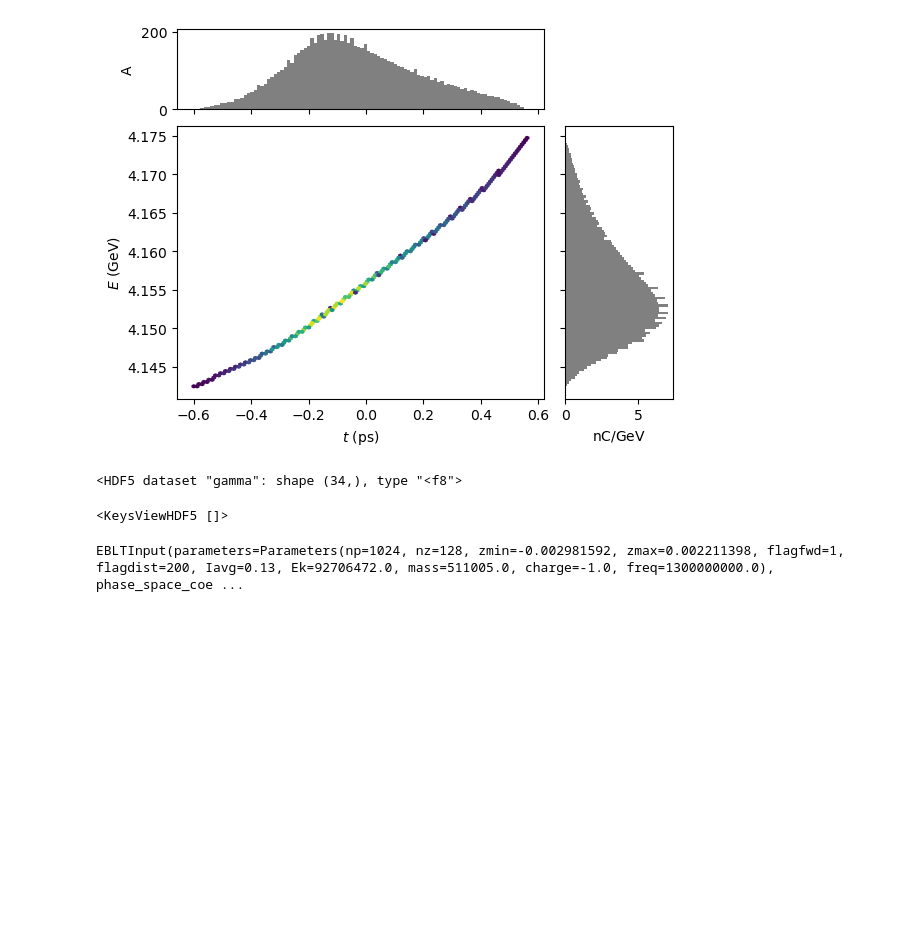
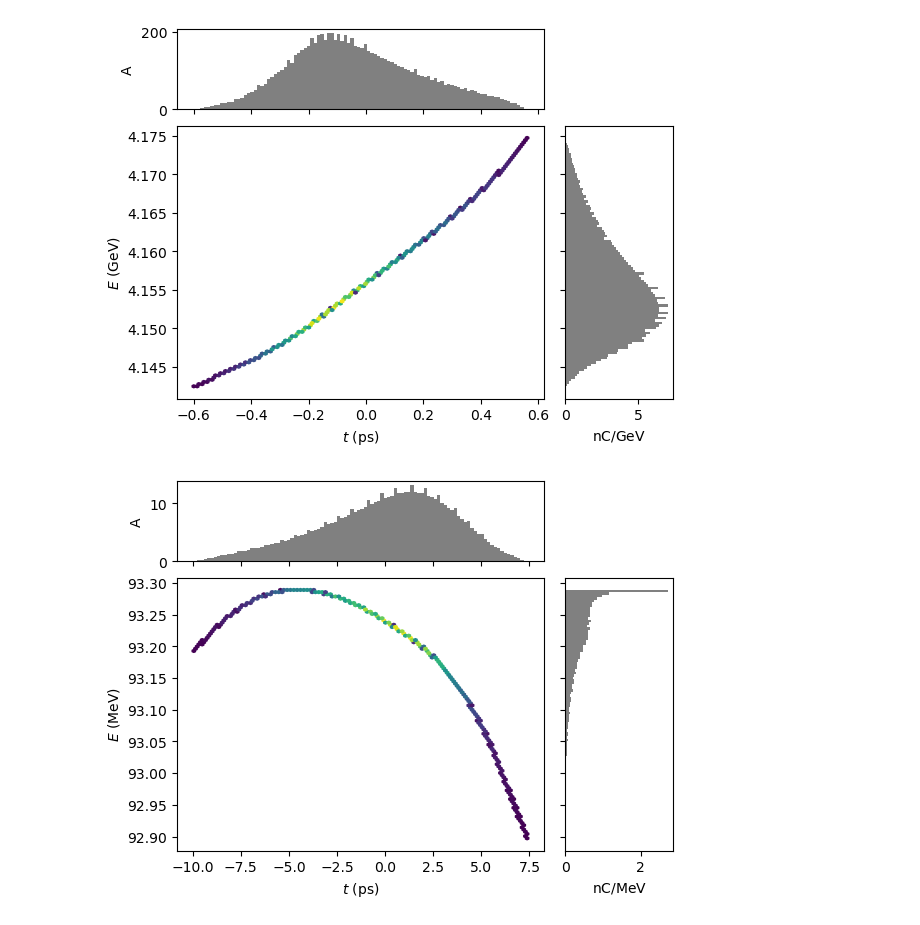
Before and after one commit to slaclab/lume-eblt, a Jupyter notebook: docs/examples/test2.ipynb, the cells around one changed output. Cells and saved outputs as stored; diff of their text form; code cells hidden in the pictures; blank space fills up the shorter version.

Commit message:
test distgen_eblt

```diff
--- a/docs/examples/test2.ipynb
+++ b/docs/examples/test2.ipynb
@@ -23,23 +23,11 @@ dict_keys([211, 213, 221, 101, 201])
 test.output.plot_distribution(file_id = 201, xkey = 't', ykey = 'energy', bins = 100)
 # %% [output]
 [figure]
+# %%
+test.output.plot_distribution(file_id = 101, xkey = 't', ykey = 'energy', bins = 100)
+# %% [output]
+[figure, added]
 # %%
 test.archive('./archivefile.h5')
-# %%
-import h5py
-with h5py.File("./archivefile.h5", "r") as f:
-    print(f['output']['stats']['gamma'])
-# %% [output]
-<HDF5 dataset "gamma": shape (34,), type "<f8">
-# %%
-import h5py
-with h5py.File("./archivefile.h5", "r") as f:
-    print(f['input']['parameters'].keys())
-# %% [output]
-<KeysViewHDF5 []>
 # %%
 test.load_archive('./archivefile.h5')
-# %%
-test.input
-# %% [output]
-EBLTInput(parameters=Parameters(np=1024, nz=128, zmin=-0.002981592, zmax=0.002211398, flagfwd=1, flagdist=200, Iavg=0.13, Ek=92706472.0, mass=511005.0, charge=-1.0, freq=1300000000.0), phase_space_coe ...
```
Also changed, not shown: parts of 14 cells of this notebook, 7 other files.
